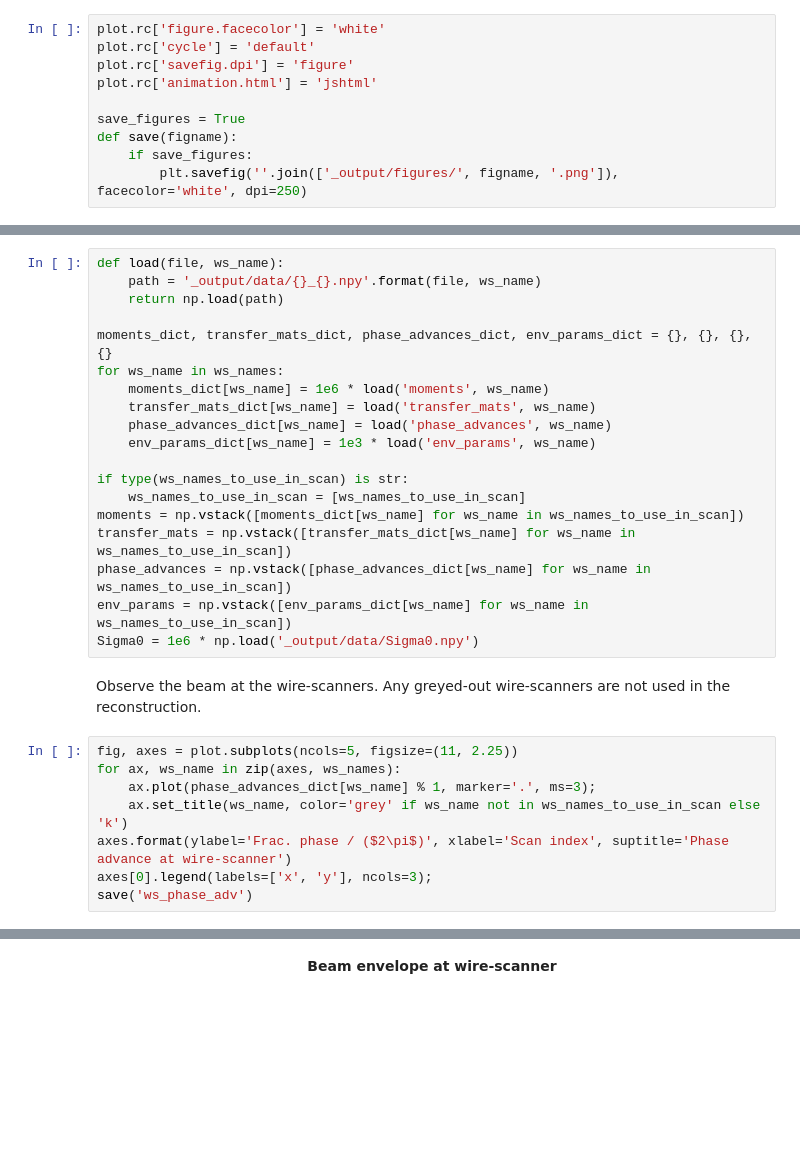
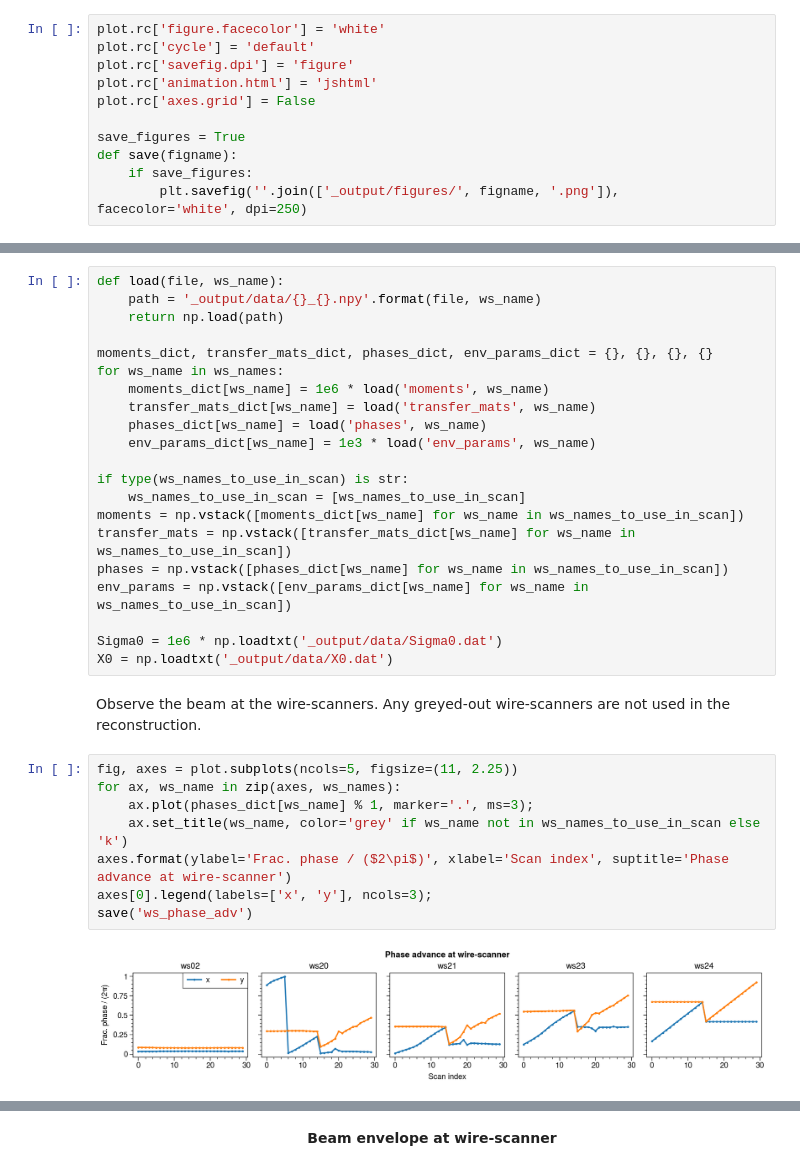
Before and after one commit to austin-hoover/accphys-tools, a Jupyter notebook: pyorbit_studies/measurement/scan/analysis.ipynb, the cells around one changed output, grey strips where cells are left out. Cells and saved outputs as stored; diff of their text form; blank space fills up the shorter version.

```diff
--- a/pyorbit_studies/measurement/scan/analysis.ipynb
+++ b/pyorbit_studies/measurement/scan/analysis.ipynb
@@ -21,6 +21,7 @@ plot.rc['figure.facecolor'] = 'white'
 plot.rc['cycle'] = 'default'
 plot.rc['savefig.dpi'] = 'figure'
 plot.rc['animation.html'] = 'jshtml'
+plot.rc['axes.grid'] = False
 
 save_figures = True
 def save(figname):
@@ -102,30 +103,34 @@ def load(file, ws_name):
     path = '_output/data/{}_{}.npy'.format(file, ws_name)
     return np.load(path)
 
-moments_dict, transfer_mats_dict, phase_advances_dict, env_params_dict = {}, {}, {}, {}
+moments_dict, transfer_mats_dict, phases_dict, env_params_dict = {}, {}, {}, {}
 for ws_name in ws_names:
     moments_dict[ws_name] = 1e6 * load('moments', ws_name)
     transfer_mats_dict[ws_name] = load('transfer_mats', ws_name)
-    phase_advances_dict[ws_name] = load('phase_advances', ws_name)
+    phases_dict[ws_name] = load('phases', ws_name)
     env_params_dict[ws_name] = 1e3 * load('env_params', ws_name)
 
 if type(ws_names_to_use_in_scan) is str:
     ws_names_to_use_in_scan = [ws_names_to_use_in_scan]
 moments = np.vstack([moments_dict[ws_name] for ws_name in ws_names_to_use_in_scan])
 transfer_mats = np.vstack([transfer_mats_dict[ws_name] for ws_name in ws_names_to_use_in_scan])
-phase_advances = np.vstack([phase_advances_dict[ws_name] for ws_name in ws_names_to_use_in_scan])
+phases = np.vstack([phases_dict[ws_name] for ws_name in ws_names_to_use_in_scan])
 env_params = np.vstack([env_params_dict[ws_name] for ws_name in ws_names_to_use_in_scan])
-Sigma0 = 1e6 * np.load('_output/data/Sigma0.npy')
+
+Sigma0 = 1e6 * np.loadtxt('_output/data/Sigma0.dat')
+X0 = np.loadtxt('_output/data/X0.dat')
 # %% [markdown]
 Observe the beam at the wire-scanners. Any greyed-out wire-scanners are not used in the reconstruction.
 # %%
 fig, axes = plot.subplots(ncols=5, figsize=(11, 2.25))
 for ax, ws_name in zip(axes, ws_names):
-    ax.plot(phase_advances_dict[ws_name] % 1, marker='.', ms=3);
+    ax.plot(phases_dict[ws_name] % 1, marker='.', ms=3);
     ax.set_title(ws_name, color='grey' if ws_name not in ws_names_to_use_in_scan else 'k')
 axes.format(ylabel='Frac. phase / ($2\pi$)', xlabel='Scan index', suptitle='Phase advance at wire-scanner')
 axes[0].legend(labels=['x', 'y'], ncols=3);
 save('ws_phase_adv')
+# %% [output]
+[figure, added]
 # %%
 fig, axes = plot.subplots(ncols=5, figsize=(11, 2.25))
 for ax, ws_name in zip(axes, ws_names):
```
Also changed, not shown: parts of 21 cells of this notebook, 53 other files.
